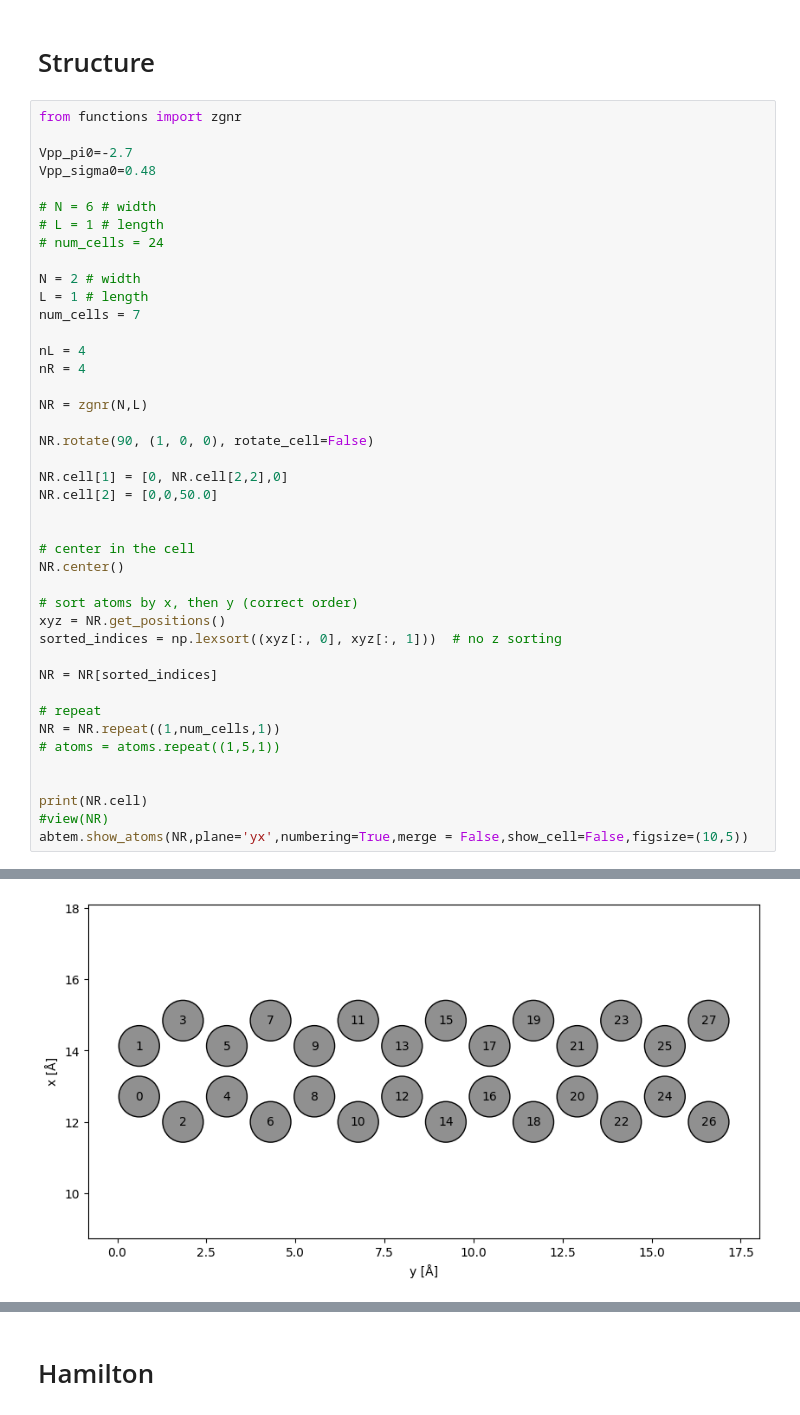
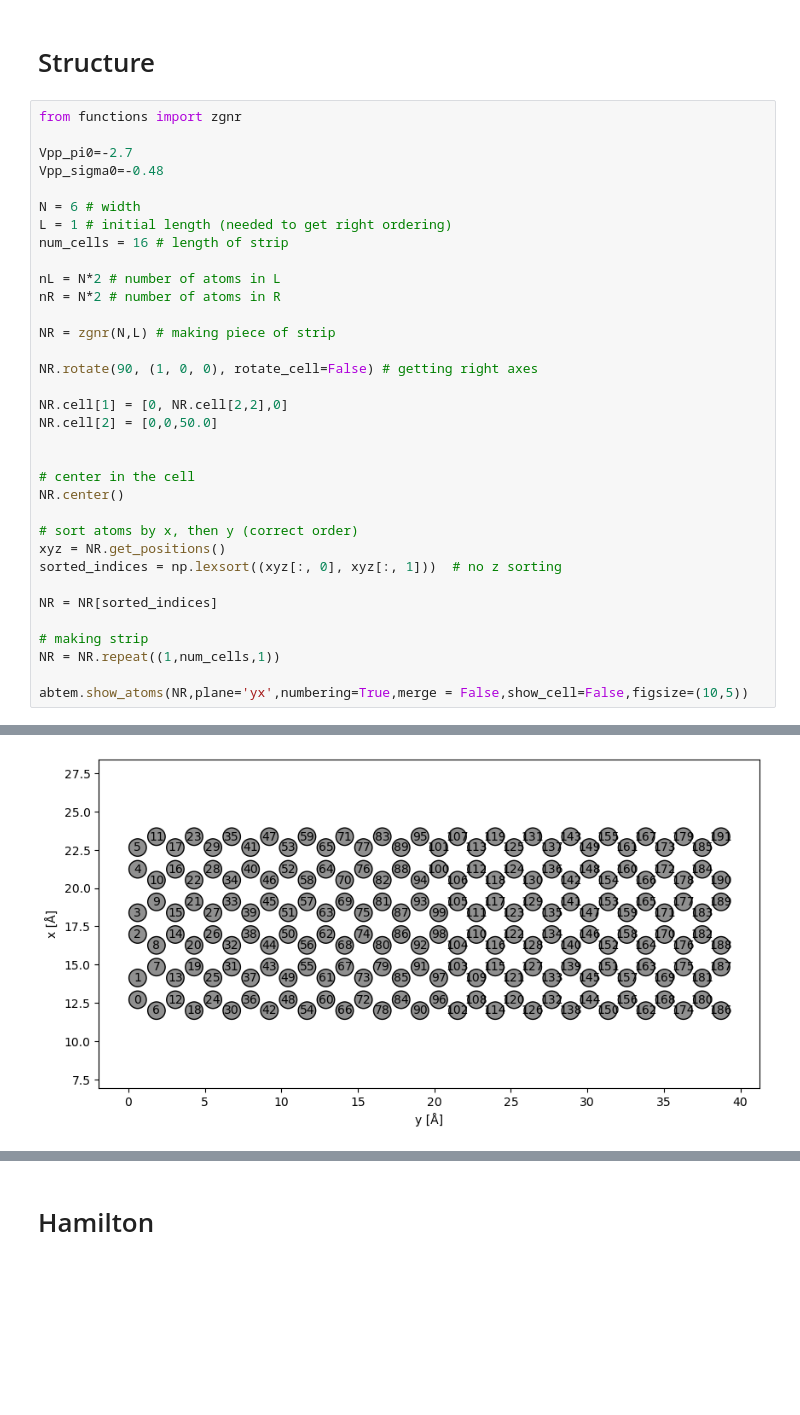
Before and after one commit to KayaGerds/Project, a Jupyter notebook: Main_moy.ipynb, the cells around one changed output, grey strips where cells are left out. Drawn from its saved outputs; the diff is of its cells as text; blank space fills up the shorter version.

```diff
--- a/Main_moy.ipynb
+++ b/Main_moy.ipynb
@@ -16,22 +25,18 @@ import abtem
 from functions import zgnr
 
 Vpp_pi0=-2.7
-Vpp_sigma0=0.48
+Vpp_sigma0=-0.48
 
-# N = 6 # width
-# L = 1 # length
-# num_cells = 24
+N = 6 # width
+L = 1 # initial length (needed to get right ordering)
+num_cells = 16 # length of strip
 
-N = 2 # width
-L = 1 # length
-num_cells = 7
+nL = N*2 # number of atoms in L
+nR = N*2 # number of atoms in R
 
-nL = 4
-nR = 4
+NR = zgnr(N,L) # making piece of strip
 
-NR = zgnr(N,L)
-
-NR.rotate(90, (1, 0, 0), rotate_cell=False)
+NR.rotate(90, (1, 0, 0), rotate_cell=False) # getting right axes
 
 NR.cell[1] = [0, NR.cell[2,2],0]
 NR.cell[2] = [0,0,50.0]
@@ -46,12 +51,8 @@ sorted_indices = np.lexsort((xyz[:, 0], xyz[:, 1]))  # no z sorting
 
 NR = NR[sorted_indices]
 
-# repeat
+# making strip
 NR = NR.repeat((1,num_cells,1))
-# atoms = atoms.repeat((1,5,1))
 
-
-print(NR.cell)
-#view(NR)
 abtem.show_atoms(NR,plane='yx',numbering=True,merge = False,show_cell=False,figsize=(10,5))
 # %% [output]
@@ -60,2 +60,2 @@ Cell([26.84, 17.21658502723464, 50.0])
-[figure, old version]
+[figure, new version]
 # %% [markdown]
```
Also changed, not shown: parts of 23 cells of this notebook.
